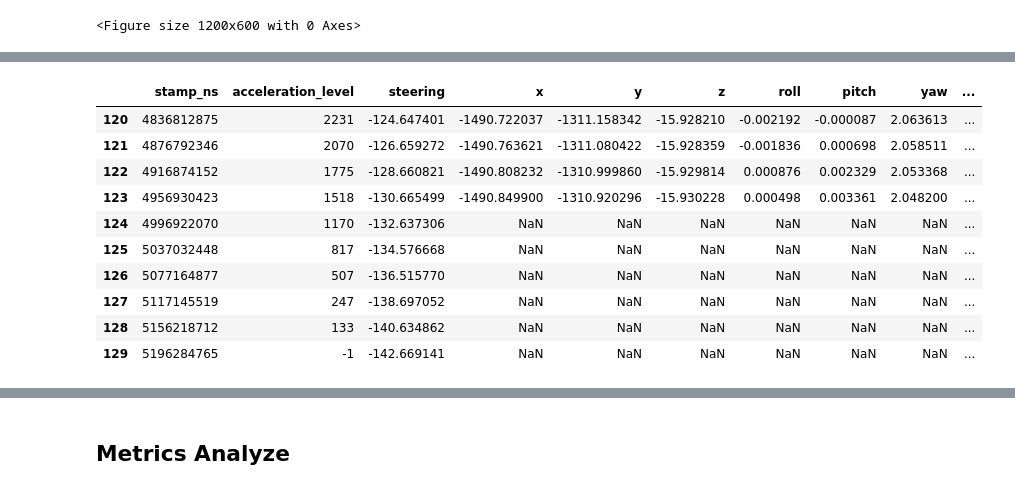
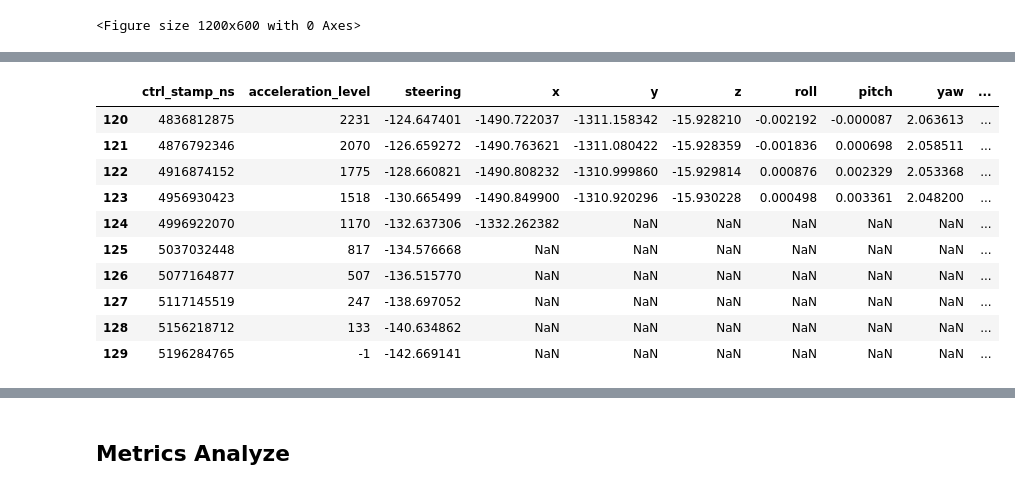
Before and after one commit to rvegrc/self_drive, a Jupyter notebook: self-driving.ipynb, the cells around one changed output, grey strips where cells are left out. Saved outputs shown, nothing was run; the diff lists cells and outputs as text; code cells hidden in the pictures.

```diff
--- a/self-driving.ipynb
+++ b/self-driving.ipynb
@@ -1048,0 +703,12 @@ test_data.at[125, test_data]
+# %%
+test_data_copy = test_data_clm.copy()
+# %%
+mlflow_id = '4e602af2387c44c0b693f43e6d9209df'
+
+# Load preprocessor
+logged_preprocessor = f'runs:/{mlflow_id}/preprocessor'
+loaded_preprocessor = mlflow.sklearn.load_model(logged_preprocessor)
+
+# Load model
+logged_model = f'runs:/{mlflow_id}/model'
+loaded_model = mlflow.sklearn.load_model(logged_model)
@@ -1048,0 +829,4 @@ test_data.at[125, test_data]
+# %%
+for i in range(124, 200):
+    test_data_clm_preprocessed = loaded_preprocessor.transform(test_data_copy.loc[:i+1])
+    test_data_copy.at[i, 'x'] = loaded_model.predict(test_data_clm_preprocessed)[i]
@@ -1048,0 +849,4 @@ test_data.at[125, test_data]
+# %%
+for i in range(124, len(test_data_copy)):
+    test_data_clm_preprocessed = loaded_preprocessor.transform(test_data_copy.loc[:i+1])
+    test_data_copy.at[i, 'x'] = loaded_model.predict(test_data_clm_preprocessed)[i]
@@ -1049,12 +872,12 @@ test_data.at[125, test_data]
 # %%
-test_data.iloc[120:130]
+test_data_copy.iloc[120:130]
 # %% [output]
-|  | stamp_ns | acceleration_level | steering | x | y | z | roll | pitch | yaw | ... |
+|  | ctrl_stamp_ns | acceleration_level | steering | x | y | z | roll | pitch | yaw | ... |
 | 120 | 4836812875 | 2231 | -124.647401 | -1490.722037 | -1311.158342 | -15.928210 | -0.002192 | -0.000087 | 2.063613 | ... |
 | 121 | 4876792346 | 2070 | -126.659272 | -1490.763621 | -1311.080422 | -15.928359 | -0.001836 | 0.000698 | 2.058511 | ... |
 | 122 | 4916874152 | 1775 | -128.660821 | -1490.808232 | -1310.999860 | -15.929814 | 0.000876 | 0.002329 | 2.053368 | ... |
 | 123 | 4956930423 | 1518 | -130.665499 | -1490.849900 | -1310.920296 | -15.930228 | 0.000498 | 0.003361 | 2.048200 | ... |
-| 124 | 4996922070 | 1170 | -132.637306 | NaN | NaN | NaN | NaN | NaN | NaN | ... |
+| 124 | 4996922070 | 1170 | -132.637306 | -1332.262382 | NaN | NaN | NaN | NaN | NaN | ... |
 | 125 | 5037032448 | 817 | -134.576668 | NaN | NaN | NaN | NaN | NaN | NaN | ... |
 | 126 | 5077164877 | 507 | -136.515770 | NaN | NaN | NaN | NaN | NaN | NaN | ... |
 | 127 | 5117145519 | 247 | -138.697052 | NaN | NaN | NaN | NaN | NaN | NaN | ... |
```
Also changed, not shown: parts of 38 cells of this notebook.
